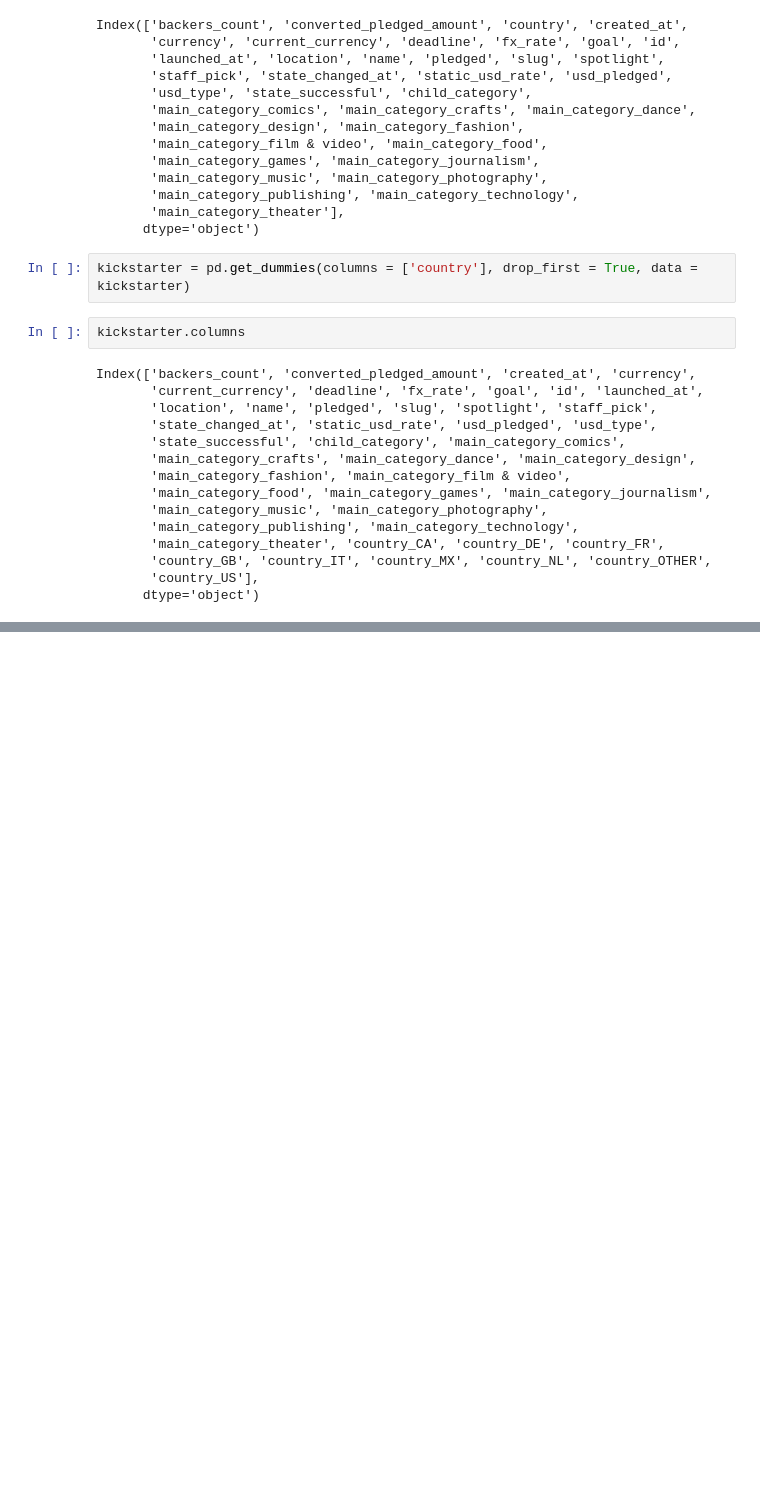
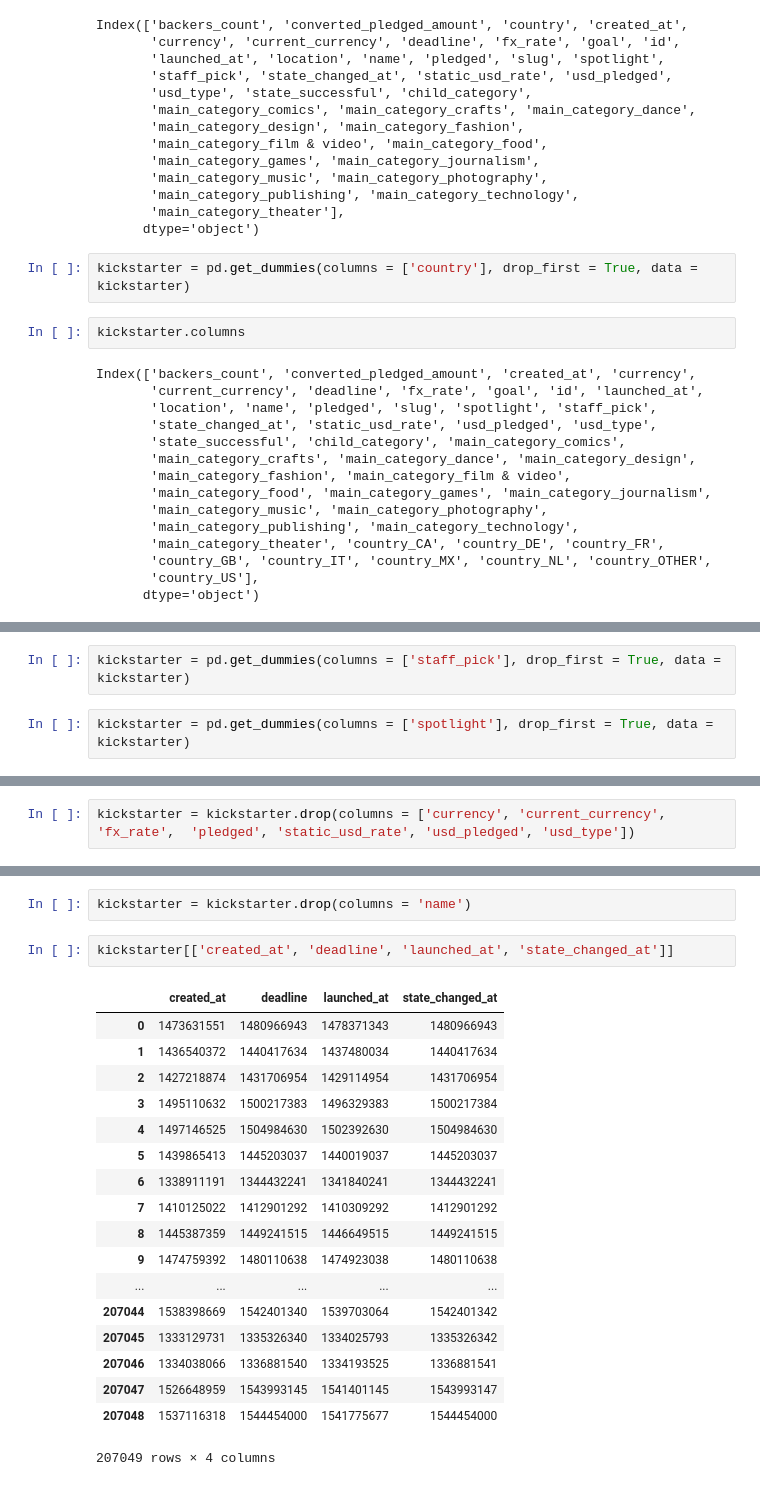
Before and after one commit to natashaborders-zz/Predicting_Kickstarter_Campaign_Success, a Jupyter notebook: Exploratory_Data_Analysis_Workbooks/Data_Transformation.ipynb, the cells around one changed output, grey strips where cells are left out. Cells and saved outputs as stored; diff of their text form; blank space fills up the shorter version.

```diff
--- a/Exploratory_Data_Analysis_Workbooks/Data_Transformation.ipynb
+++ b/Exploratory_Data_Analysis_Workbooks/Data_Transformation.ipynb
@@ -200,0 +220,4 @@ Index(['backers_count', 'converted_pledged_amount', 'created_at', 'currency',
+# %%
+kickstarter = pd.get_dummies(columns = ['staff_pick'], drop_first = True, data = kickstarter)
+# %%
+kickstarter = pd.get_dummies(columns = ['spotlight'], drop_first = True, data = kickstarter)
@@ -200,0 +249,2 @@ Index(['backers_count', 'converted_pledged_amount', 'created_at', 'currency',
+# %%
+kickstarter = kickstarter.drop(columns = ['currency', 'current_currency', 'fx_rate',  'pledged', 'static_usd_rate', 'usd_pledged', 'usd_type'])
@@ -200,0 +267,23 @@ Index(['backers_count', 'converted_pledged_amount', 'created_at', 'currency',
+# %%
+kickstarter = kickstarter.drop(columns = 'name')
+# %%
+kickstarter[['created_at', 'deadline', 'launched_at', 'state_changed_at']]
+# %% [output]
+|  | created_at | deadline | launched_at | state_changed_at |
+| 0 | 1473631551 | 1480966943 | 1478371343 | 1480966943 |
+| 1 | 1436540372 | 1440417634 | 1437480034 | 1440417634 |
+| 2 | 1427218874 | 1431706954 | 1429114954 | 1431706954 |
+| 3 | 1495110632 | 1500217383 | 1496329383 | 1500217384 |
+| 4 | 1497146525 | 1504984630 | 1502392630 | 1504984630 |
+| 5 | 1439865413 | 1445203037 | 1440019037 | 1445203037 |
+| 6 | 1338911191 | 1344432241 | 1341840241 | 1344432241 |
+| 7 | 1410125022 | 1412901292 | 1410309292 | 1412901292 |
+| 8 | 1445387359 | 1449241515 | 1446649515 | 1449241515 |
+| 9 | 1474759392 | 1480110638 | 1474923038 | 1480110638 |
+| ... | ... | ... | ... | ... |
+| 207044 | 1538398669 | 1542401340 | 1539703064 | 1542401342 |
+| 207045 | 1333129731 | 1335326340 | 1334025793 | 1335326342 |
+| 207046 | 1334038066 | 1336881540 | 1334193525 | 1336881541 |
+| 207047 | 1526648959 | 1543993145 | 1541401145 | 1543993147 |
+| 207048 | 1537116318 | 1544454000 | 1541775677 | 1544454000 |
+207049 rows × 4 columns
```
Also changed, not shown: parts of 6 cells of this notebook.
